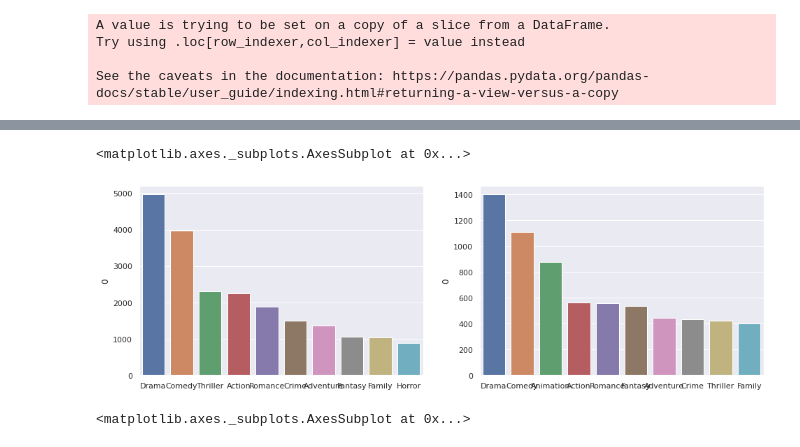
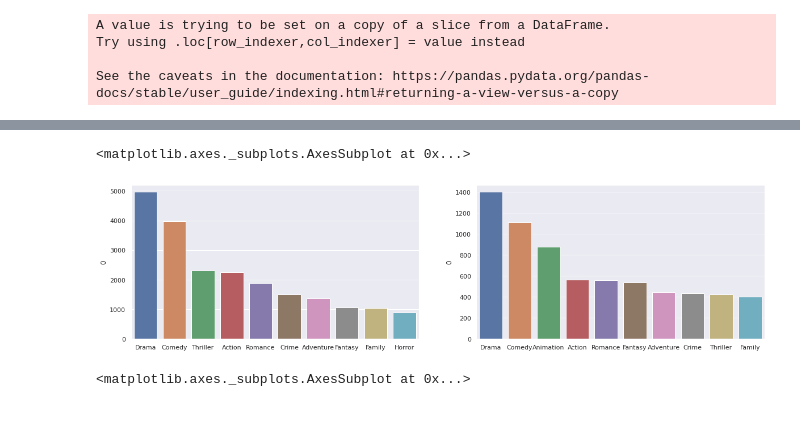
Before and after one commit to rajput-t/netflix_nlp_p1, a Jupyter notebook: Netflix.ipynb, the cells around one changed output, grey strips where cells are left out. Drawn from its saved outputs; the diff is of its cells as text; code cells hidden in the pictures; blank space fills up the shorter version.

```diff
--- a/Netflix.ipynb
+++ b/Netflix.ipynb
@@ -65,12 +118,12 @@ def cc(col,a=10,b=False):
 # %%
-sns.set(rc={'figure.figsize':(16,5)})
+sns.set(rc={'figure.figsize':(20,5)})
 plt.subplot(1,2,1)
 cc(dfm.Genre)
 plt.subplot(1,2,2)
 cc(dfs.Genre)
 # %% [output]
 <matplotlib.axes._subplots.AxesSubplot at 0x...>
-[figure, old version]
+[figure, new version]
 # %%
 sns.set(rc={'figure.figsize':(20,5)})
 plt.subplot(2,1,1)
```
Also changed, not shown: parts of 13 cells of this notebook.
